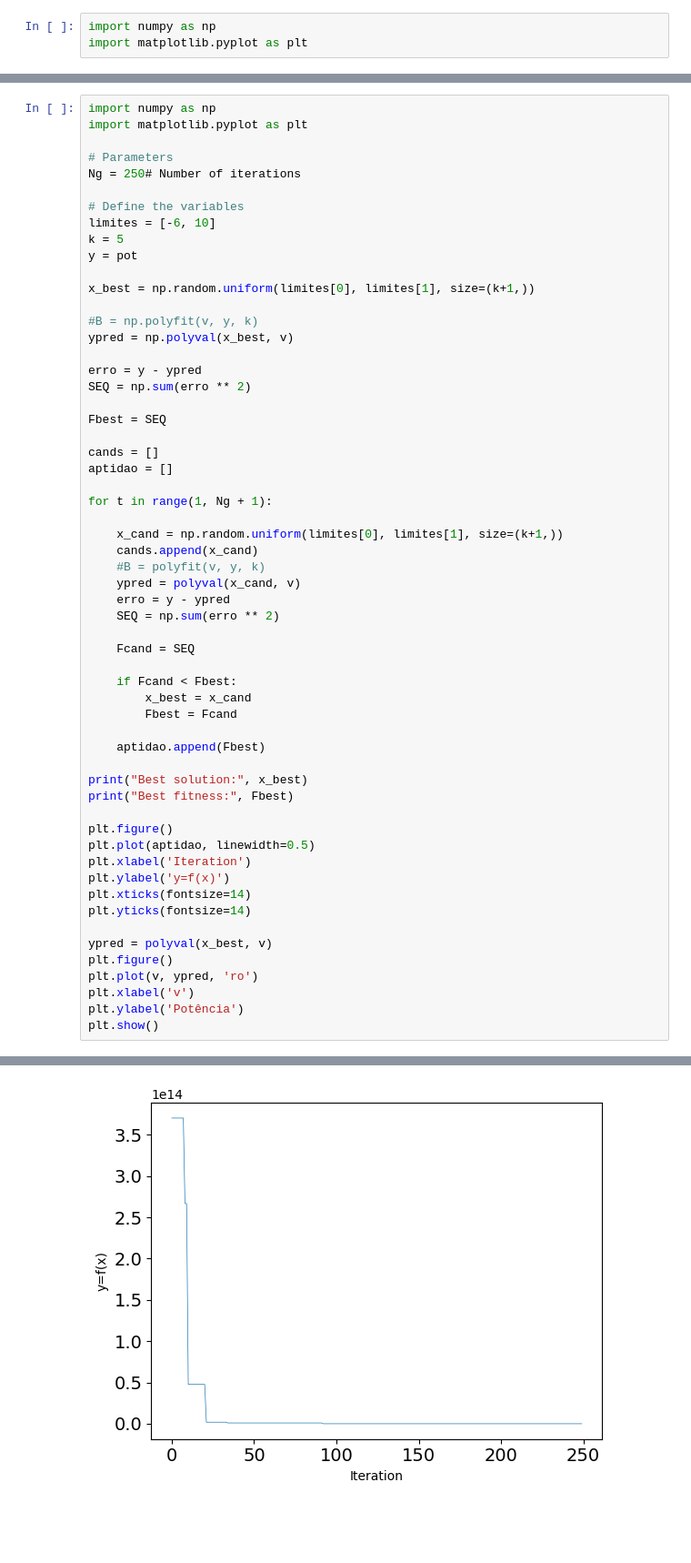
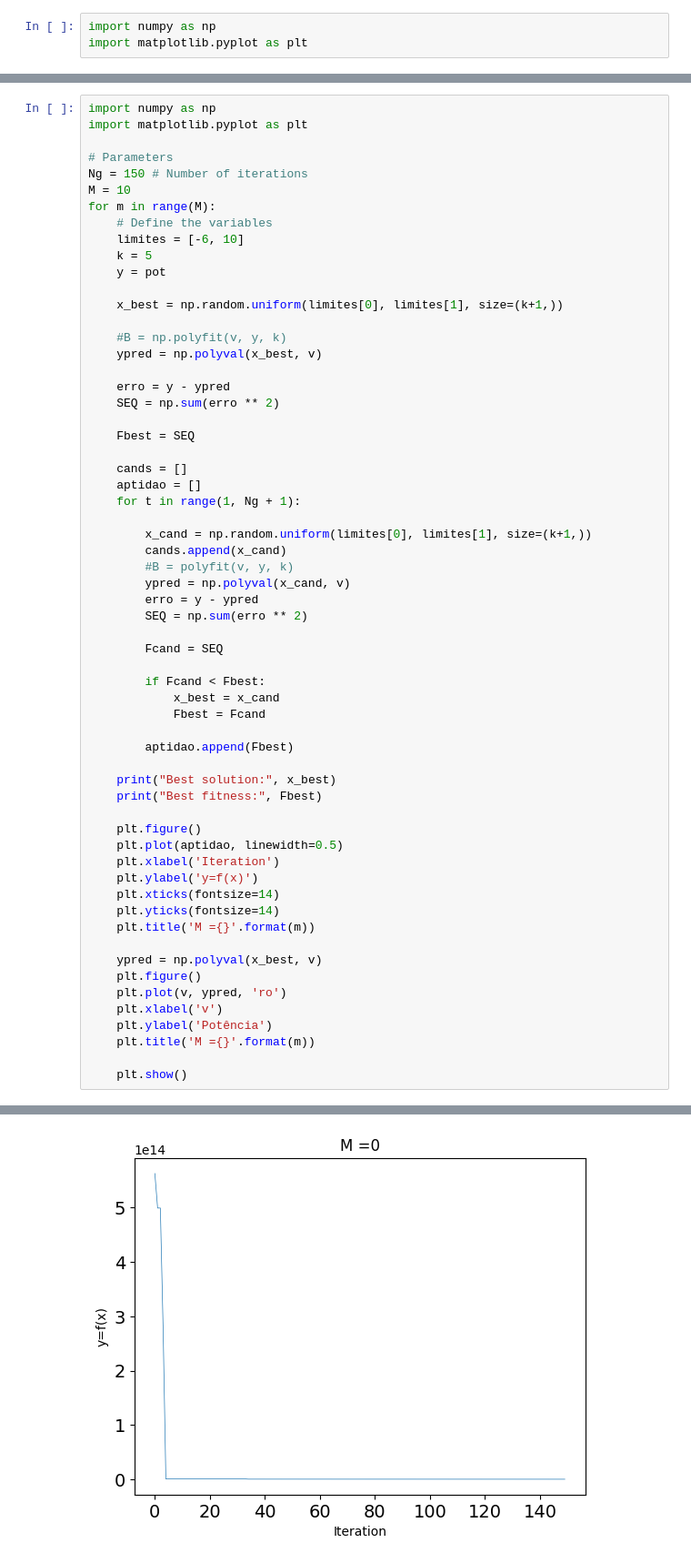
Before and after one commit to rmouram/ica_trabalho, a Jupyter notebook: tc2/q2.ipynb, the cells around one changed output, grey strips where cells are left out. Shown: that part at 91% size. Drawn from its saved outputs; the diff is of its cells as text; blank space fills up the shorter version.

```diff
--- a/tc2/q2.ipynb
+++ b/tc2/q2.ipynb
@@ -24,57 +24,60 @@ import numpy as np
 import matplotlib.pyplot as plt
 
 # Parameters
-Ng = 250# Number of iterations
+Ng = 150 # Number of iterations
+M = 10
+for m in range(M):
+    # Define the variables
+    limites = [-6, 10]
+    k = 5
+    y = pot
 
-# Define the variables
-limites = [-6, 10]
-k = 5
-y = pot
+    x_best = np.random.uniform(limites[0], limites[1], size=(k+1,))
 
-x_best = np.random.uniform(limites[0], limites[1], size=(k+1,))
+    #B = np.polyfit(v, y, k)
+    ypred = np.polyval(x_best, v)
 
-#B = np.polyfit(v, y, k)
-ypred = np.polyval(x_best, v)
-
-erro = y - ypred
-SEQ = np.sum(erro ** 2)
-
-Fbest = SEQ
-
-cands = []
-aptidao = []
-
-for t in range(1, Ng + 1):
-
-    x_cand = np.random.uniform(limites[0], limites[1], size=(k+1,))
-    cands.append(x_cand)
-    #B = polyfit(v, y, k)
-    ypred = polyval(x_cand, v)
     erro = y - ypred
     SEQ = np.sum(erro ** 2)
 
-    Fcand = SEQ
+    Fbest = SEQ
 
-    if Fcand < Fbest:
-        x_best = x_cand
-        Fbest = Fcand
+    cands = []
+    aptidao = []
+    for t in range(1, Ng + 1):
 
-    aptidao.append(Fbest)
+        x_cand = np.random.uniform(limites[0], limites[1], size=(k+1,))
+        cands.append(x_cand)
+        #B = polyfit(v, y, k)
+        ypred = np.polyval(x_cand, v)
+        erro = y - ypred
+        SEQ = np.sum(erro ** 2)
 
-print("Best solution:", x_best)
-print("Best fitness:", Fbest)
+        Fcand = SEQ
 
-plt.figure()
-plt.plot(aptidao, linewidth=0.5)
-plt.xlabel('Iteration')
-plt.ylabel('y=f(x)')
-plt.xticks(fontsize=14)
-plt.yticks(fontsize=14)
+        if Fcand < Fbest:
+            x_best = x_cand
+            Fbest = Fcand
 
-ypred = polyval(x_best, v)
-plt.figure()
-plt.plot(v, ypred, 'ro')
-plt.xlabel('v')
-plt.ylabel('Potência')
-plt.show()
+        aptidao.append(Fbest)
+
+    print("Best solution:", x_best)
+    print("Best fitness:", Fbest)
+
+    plt.figure()
+    plt.plot(aptidao, linewidth=0.5)
+    plt.xlabel('Iteration')
+    plt.ylabel('y=f(x)')
+    plt.xticks(fontsize=14)
+    plt.yticks(fontsize=14)
+    plt.title('M ={}'.format(m))
+
+    ypred = np.polyval(x_best, v)
+    plt.figure()
+    plt.plot(v, ypred, 'ro')
+    plt.xlabel('v')
+    plt.ylabel('Potência')
+    plt.title('M ={}'.format(m))
+
+    plt.show()
 # %% [output]
@@ -83 +86 @@ Best fitness: 31846244544.797497
-[figure, old version]
+[figure, new version]
```
Also changed, not shown: parts of 1 cell of this notebook, 2 other files.
